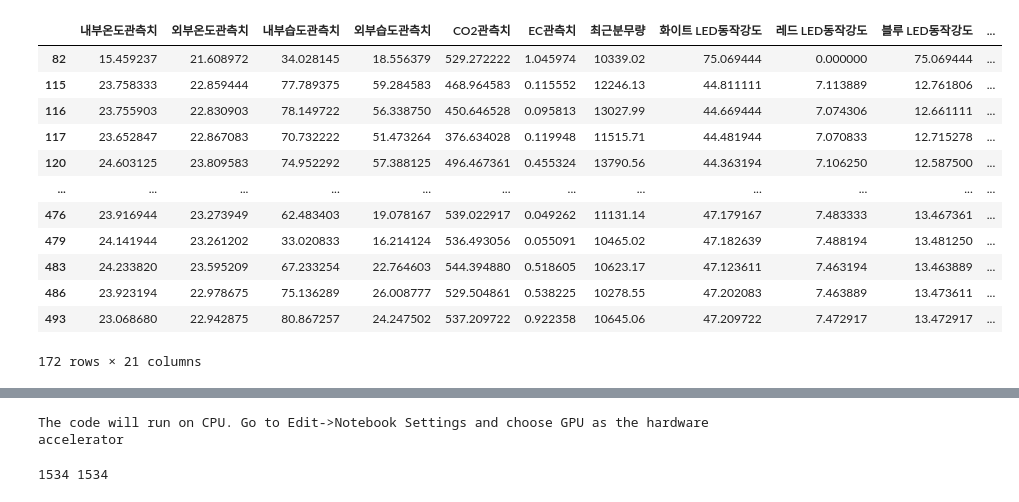
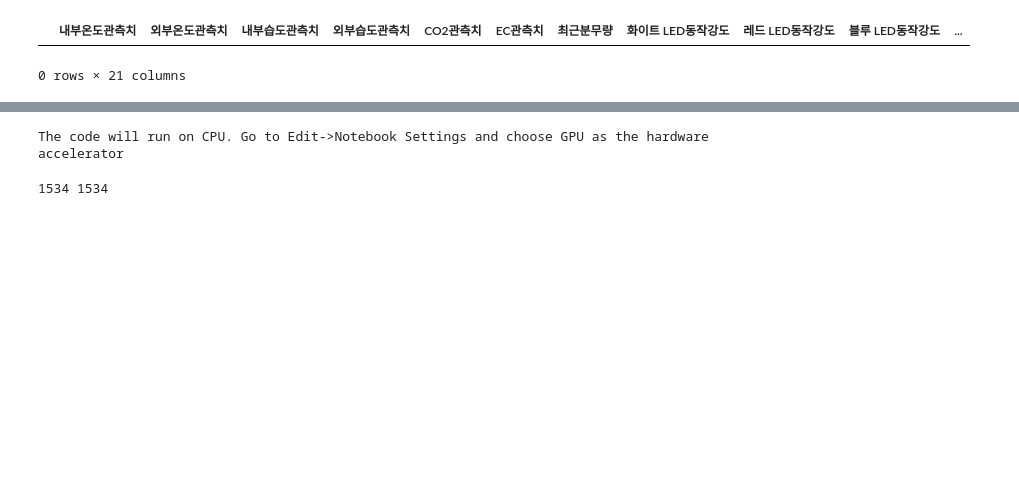
Before and after one commit to 0moonmoon0/FINALFINALxDxD, a Jupyter notebook: Final.ipynb, the cells around one changed output, grey strips where cells are left out. Drawn from its saved outputs; the diff is of its cells as text; code cells hidden in the pictures; blank space fills up the shorter version.

```diff
--- a/Final.ipynb
+++ b/Final.ipynb
@@ -374,7 +251,7 @@ fig.update_layout(
 fig.show()
 # %%
 fig = px.scatter(train_df, x = '무게', y= '비율',
-                 hover_name="이미지")
+                 hover_name="이미지", trendline="ols")
 
 fig.show()
 # %%
@@ -387,38 +264,28 @@ outliers = ['CASE23_01', 'CASE23_02', 'CASE23_03', 'CASE23_04', 'CASE23_05', 'CA
 
 train_df = train_df[~train_df['이미지'].isin(outliers)]
 removed_train_imgs = [ x for x in processed_train_imgs if x.split(".")[0].split("\\")[1] not in outliers]
-
-
-
-train_df = train_df[train_df.최근분무량 != 0]
 # %%
+train_df = train_df[train_df['CO2관측치'] > 0]
+train_df = train_df[train_df['최근분무량'] > 0]
+
 firstfeats = ['내부온도관측치', '외부온도관측치', '내부습도관측치', '외부습도관측치', 'CO2관측치', 'EC관측치','최근분무량']
 
-secondfeats = ['냉방온도', '냉방부하','난방온도', '난방부하']
+secondfeats = ['냉방온도', '냉방부하','난방온도', '난방부하', '비율']
 
 thirdfeats = ['화이트 LED동작강도', '레드 LED동작강도', '블루 LED동작강도', '총추정광량', '백색광추정광량', '적색광추정광량', '청색광추정광량']
 
 for feat in firstfeats:
 
     fig = px.scatter(train_df[feat], hover_name=train_df["이미지"])
     fig.show()
+    fig = px.scatter(test_df[feat], hover_name=test_df["이미지"])
+    fig.show()
 
-what = train_df[train_df['최근분무량'] > 10000]
+what = train_df[train_df['최근분무량'] < -1]
 what
 # %% [output]
 |  | 내부온도관측치 | 외부온도관측치 | 내부습도관측치 | 외부습도관측치 | CO2관측치 | EC관측치 | 최근분무량 | 화이트 LED동작강도 | 레드 LED동작강도 | 블루 LED동작강도 | ... |
-| 82 | 15.459237 | 21.608972 | 34.028145 | 18.556379 | 529.272222 | 1.045974 | 10339.02 | 75.069444 | 0.000000 | 75.069444 | ... |
-| 115 | 23.758333 | 22.859444 | 77.789375 | 59.284583 | 468.964583 | 0.115552 | 12246.13 | 44.811111 | 7.113889 | 12.761806 | ... |
-| 116 | 23.755903 | 22.830903 | 78.149722 | 56.338750 | 450.646528 | 0.095813 | 13027.99 | 44.669444 | 7.074306 | 12.661111 | ... |
-| 117 | 23.652847 | 22.867083 | 70.732222 | 51.473264 | 376.634028 | 0.119948 | 11515.71 | 44.481944 | 7.070833 | 12.715278 | ... |
-| 120 | 24.603125 | 23.809583 | 74.952292 | 57.388125 | 496.467361 | 0.455324 | 13790.56 | 44.363194 | 7.106250 | 12.587500 | ... |
-| ... | ... | ... | ... | ... | ... | ... | ... | ... | ... | ... | ... |
-| 476 | 23.916944 | 23.273949 | 62.483403 | 19.078167 | 539.022917 | 0.049262 | 11131.14 | 47.179167 | 7.483333 | 13.467361 | ... |
-| 479 | 24.141944 | 23.261202 | 33.020833 | 16.214124 | 536.493056 | 0.055091 | 10465.02 | 47.182639 | 7.488194 | 13.481250 | ... |
-| 483 | 24.233820 | 23.595209 | 67.233254 | 22.764603 | 544.394880 | 0.518605 | 10623.17 | 47.123611 | 7.463194 | 13.463889 | ... |
-| 486 | 23.923194 | 22.978675 | 75.136289 | 26.008777 | 529.504861 | 0.538225 | 10278.55 | 47.202083 | 7.463889 | 13.473611 | ... |
-| 493 | 23.068680 | 22.942875 | 80.867257 | 24.247502 | 537.209722 | 0.922358 | 10645.06 | 47.209722 | 7.472917 | 13.472917 | ... |
-172 rows × 21 columns
+0 rows × 21 columns
 # %%
 corr = train_df.corr()
 
```
Also changed, not shown: parts of 10 cells of this notebook.
